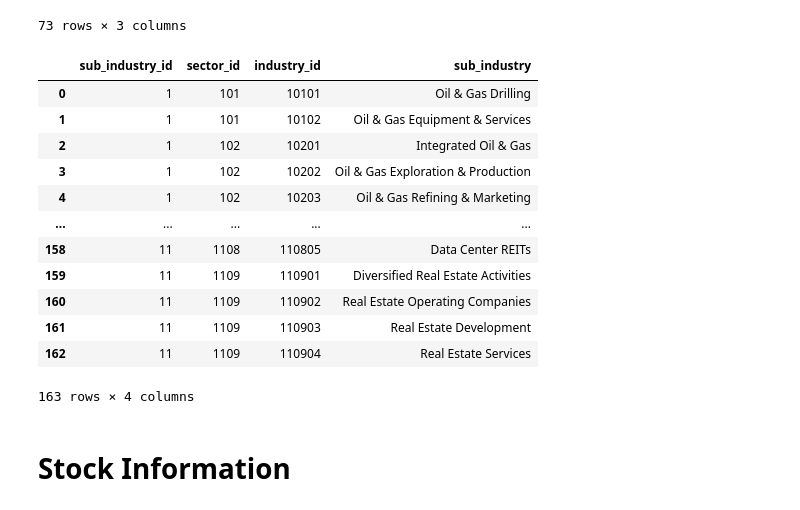
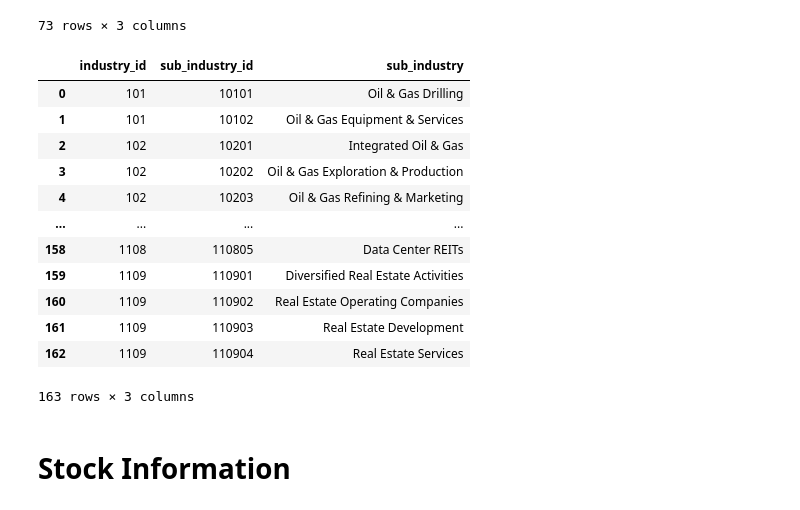
Before and after one commit to nolanspecter/sp500, a Jupyter notebook: sp500_db_populate.ipynb, the cells around one changed output. Cells and saved outputs as stored; diff of their text form; code cells hidden in the pictures.

Commit message:
remove sector_id from sub_industries table and repopulate

```diff
--- a/sp500_db_populate.ipynb
+++ b/sp500_db_populate.ipynb
@@ -100,22 +100,22 @@ industries_df
 # %%
 cursor.execute("SELECT * FROM sub_industries")
 sub_industries = cursor.fetchall()
-sub_industries_df = pd.DataFrame(sub_industries, columns=['sub_industry_id', 'sector_id', 'industry_id', 'sub_industry'])
+sub_industries_df = pd.DataFrame(sub_industries, columns=['industry_id', 'sub_industry_id',  'sub_industry'])
 sub_industries_df
 # %% [output]
-|  | sub_industry_id | sector_id | industry_id | sub_industry |
-| 0 | 1 | 101 | 10101 | Oil & Gas Drilling |
-| 1 | 1 | 101 | 10102 | Oil & Gas Equipment & Services |
-| 2 | 1 | 102 | 10201 | Integrated Oil & Gas |
-| 3 | 1 | 102 | 10202 | Oil & Gas Exploration & Production |
-| 4 | 1 | 102 | 10203 | Oil & Gas Refining & Marketing |
-| ... | ... | ... | ... | ... |
-| 158 | 11 | 1108 | 110805 | Data Center REITs |
-| 159 | 11 | 1109 | 110901 | Diversified Real Estate Activities |
-| 160 | 11 | 1109 | 110902 | Real Estate Operating Companies |
-| 161 | 11 | 1109 | 110903 | Real Estate Development |
-| 162 | 11 | 1109 | 110904 | Real Estate Services |
+|  | industry_id | sub_industry_id | sub_industry |
+| 0 | 101 | 10101 | Oil & Gas Drilling |
+| 1 | 101 | 10102 | Oil & Gas Equipment & Services |
+| 2 | 102 | 10201 | Integrated Oil & Gas |
+| 3 | 102 | 10202 | Oil & Gas Exploration & Production |
+| 4 | 102 | 10203 | Oil & Gas Refining & Marketing |
+| ... | ... | ... | ... |
+| 158 | 1108 | 110805 | Data Center REITs |
+| 159 | 1109 | 110901 | Diversified Real Estate Activities |
+| 160 | 1109 | 110902 | Real Estate Operating Companies |
+| 161 | 1109 | 110903 | Real Estate Development |
+| 162 | 1109 | 110904 | Real Estate Services |
-163 rows × 4 columns
+163 rows × 3 columns
 # %% [markdown]
 # Stock Information
 # %%
```
Also changed, not shown: parts of 1 cell of this notebook, 2 other files.
